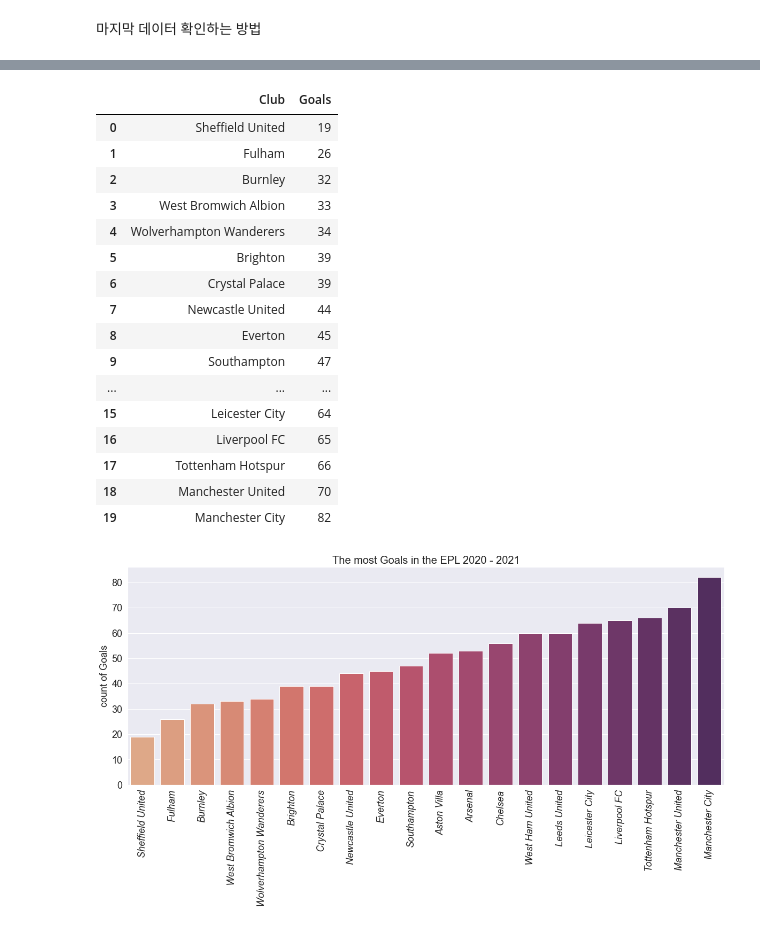
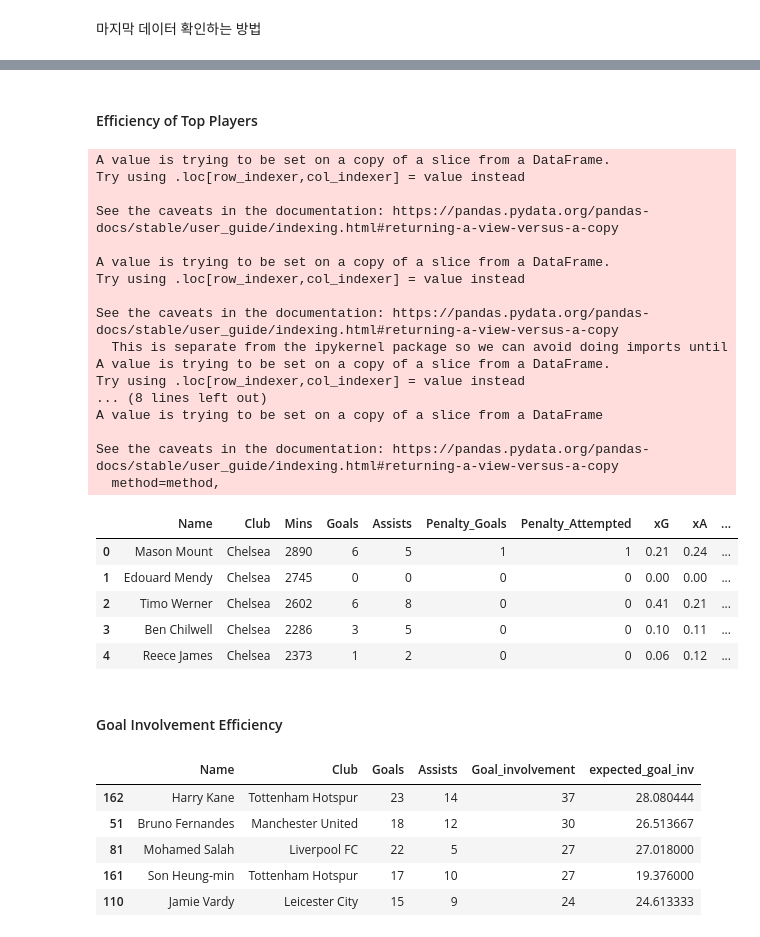
Before and after one commit to wooya315/DataPreprocessing, a Jupyter notebook: EPL20-21/EPL20-21 Analysis.ipynb, the cells around one changed output, grey strips where cells are left out. Cells and saved outputs as stored; diff of their text form; code cells hidden in the pictures.

```diff
--- a/EPL20-21/EPL20-21 Analysis.ipynb
+++ b/EPL20-21/EPL20-21 Analysis.ipynb
@@ -171,4 +179,4 @@ array(['MF,FW', 'GK', 'FW', 'DF', 'MF', 'FW,MF', 'FW,DF', 'DF,MF',
 # %%
-df['Position'].replace(['FW,DF','MF,DF','FW,MF'],['DF,FW','DF,MF','MF,FW'],inplace=True)
-df['Position'].unique()
+ax = sns.barplot(x='Name', y='Assists', data=top_assists)
+plt.xticks(rotation=45)
 # %% [output]
@@ -176,33 +190,46 @@ array(['MF,FW', 'GK', 'FW', 'DF', 'MF', 'DF,FW', 'DF,MF'], dtype=object)
+# %% [markdown]
+#### Efficiency of Top Players
+# %%
+attack_df=df[['Name','Club', 'Mins', 'Goals', 'Assists', 'Penalty_Goals', 'Penalty_Attempted', 'xG', 'xA']]
+attack_df['Goal_involvement'] = attack_df['Goals']+attack_df['Assists']
+attack_df['min_per_goal_inv'] = attack_df['Mins']/attack_df['Goal_involvement']
+attack_df['expected_goal_inv'] = (attack_df['xG']+df['xA'])*(attack_df['Mins']/90)
+attack_df['min_per_exp_goal_inv']= df['Mins']/attack_df['expected_goal_inv']
+attack_df.replace([np.inf, -np.inf], np.nan, inplace=True)
+attack_df.head()
+# %% [output]
+A value is trying to be set on a copy of a slice from a DataFrame.
+Try using .loc[row_indexer,col_indexer] = value instead
+
+See the caveats in the documentation: https://pandas.pydata.org/pandas-docs/stable/user_guide/indexing.html#returning-a-view-versus-a-copy
+
+A value is trying to be set on a copy of a slice from a DataFrame.
+Try using .loc[row_indexer,col_indexer] = value instead
+
+See the caveats in the documentation: https://pandas.pydata.org/pandas-docs/stable/user_guide/indexing.html#returning-a-view-versus-a-copy
+  This is separate from the ipykernel package so we can avoid doing imports until
+A value is trying to be set on a copy of a slice from a DataFrame.
+Try using .loc[row_indexer,col_indexer] = value instead
+... (8 lines left out)
+A value is trying to be set on a copy of a slice from a DataFrame
+
+See the caveats in the documentation: https://pandas.pydata.org/pandas-docs/stable/user_guide/indexing.html#returning-a-view-versus-a-copy
+  method=method,
+|  | Name | Club | Mins | Goals | Assists | Penalty_Goals | Penalty_Attempted | xG | xA | ... |
+| 0 | Mason Mount | Chelsea | 2890 | 6 | 5 | 1 | 1 | 0.21 | 0.24 | ... |
+| 1 | Edouard Mendy | Chelsea | 2745 | 0 | 0 | 0 | 0 | 0.00 | 0.00 | ... |
+| 2 | Timo Werner | Chelsea | 2602 | 6 | 8 | 0 | 0 | 0.41 | 0.21 | ... |
+| 3 | Ben Chilwell | Chelsea | 2286 | 3 | 5 | 0 | 0 | 0.10 | 0.11 | ... |
+| 4 | Reece James | Chelsea | 2373 | 1 | 2 | 0 | 0 | 0.06 | 0.12 | ... |
+# %% [markdown]
+#### Goal Involvement Efficiency
 # %%
-v = ['Goals','Assists','Passes_Attempted','Penalty_Goals','Penalty_Attempted','Yellow_Cards','Red_Cards']
-for colname in v:
-    x = x=pd.DataFrame(df.groupby(['Club'])[colname].sum().reset_index(drop=False).sort_values(by=colname,ascending=True).reset_index(drop=True))
-    display(x.style.background_gradient( cmap='flare'))
-    sns.set(rc={'figure.figsize':(20,7.5)})
-    sns.barplot(x='Club',y=colname,data=x,palette="flare")
-    plt.title('The most {} in the EPL 2020 - 2021'.format(colname),fontsize=20)
-    plt.xlabel(' ')
-    plt.ylabel('count of {}'.format(colname),fontsize=18)
-    plt.xlabel(' ')
-    plt.xticks(ticks=np.arange(0,20,1),labels=x['Club'],fontsize=18,style='oblique',rotation=90)
-    plt.yticks(fontsize=18)
-    plt.show()
+name = attack_df[['Name','Club', 'Goals', 'Assists', 'Goal_involvement', 'expected_goal_inv' ]].sort_values(by="Goal_involvement", ascending = False)[:10]
+name.head()
 # %% [output]
-|  | Club | Goals |
-| 0 | Sheffield United | 19 |
-| 1 | Fulham | 26 |
-| 2 | Burnley | 32 |
-| 3 | West Bromwich Albion | 33 |
-| 4 | Wolverhampton Wanderers | 34 |
-| 5 | Brighton | 39 |
-| 6 | Crystal Palace | 39 |
-| 7 | Newcastle United | 44 |
-| 8 | Everton | 45 |
-| 9 | Southampton | 47 |
-| ... | ... | ... |
-| 15 | Leicester City | 64 |
-| 16 | Liverpool FC | 65 |
-| 17 | Tottenham Hotspur | 66 |
-| 18 | Manchester United | 70 |
-| 19 | Manchester City | 82 |
+|  | Name | Club | Goals | Assists | Goal_involvement | expected_goal_inv |
+| 162 | Harry Kane | Tottenham Hotspur | 23 | 14 | 37 | 28.080444 |
+| 51 | Bruno Fernandes | Manchester United | 18 | 12 | 30 | 26.513667 |
+| 81 | Mohamed Salah | Liverpool FC | 22 | 5 | 27 | 27.018000 |
+| 161 | Son Heung-min | Tottenham Hotspur | 17 | 10 | 27 | 19.376000 |
+| 110 | Jamie Vardy | Leicester City | 15 | 9 | 24 | 24.613333 |
-[figure, removed]
```
Also changed, not shown: parts of 31 cells of this notebook.
